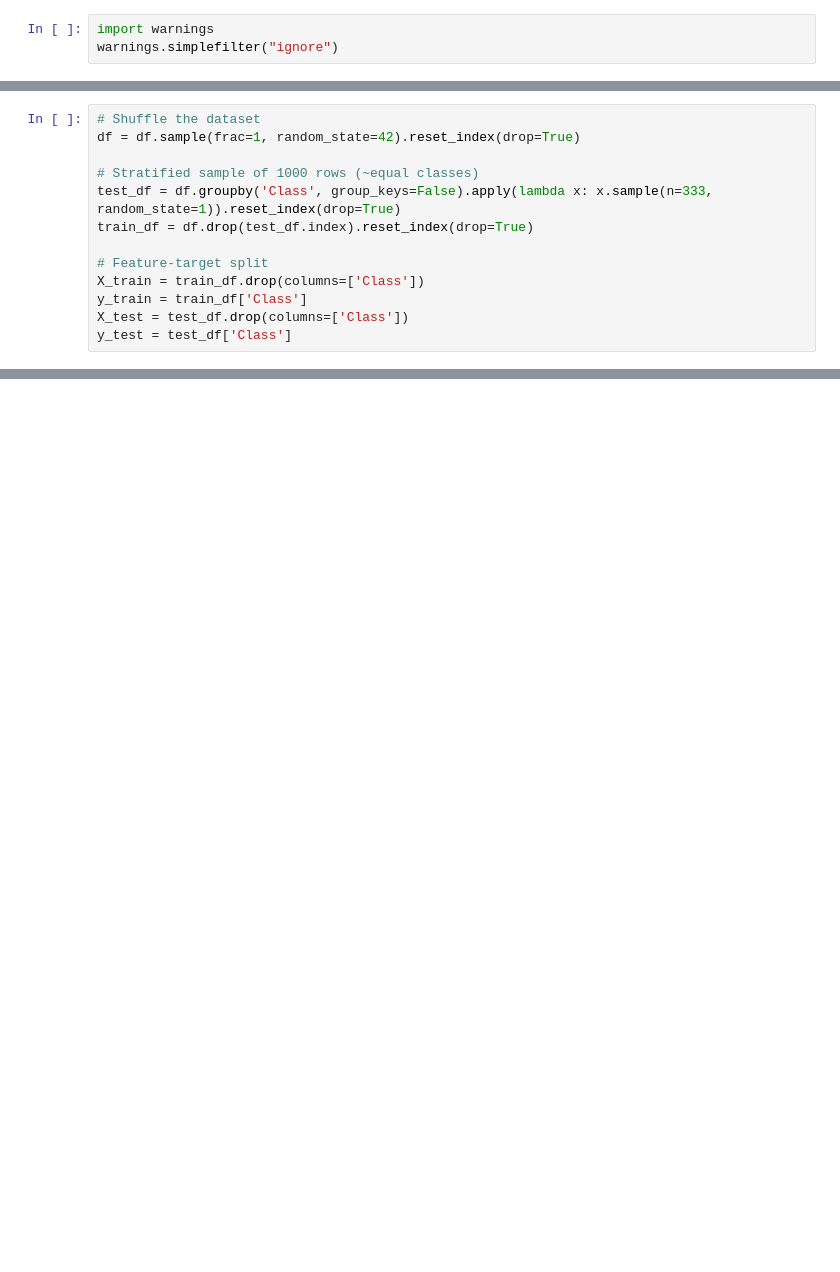
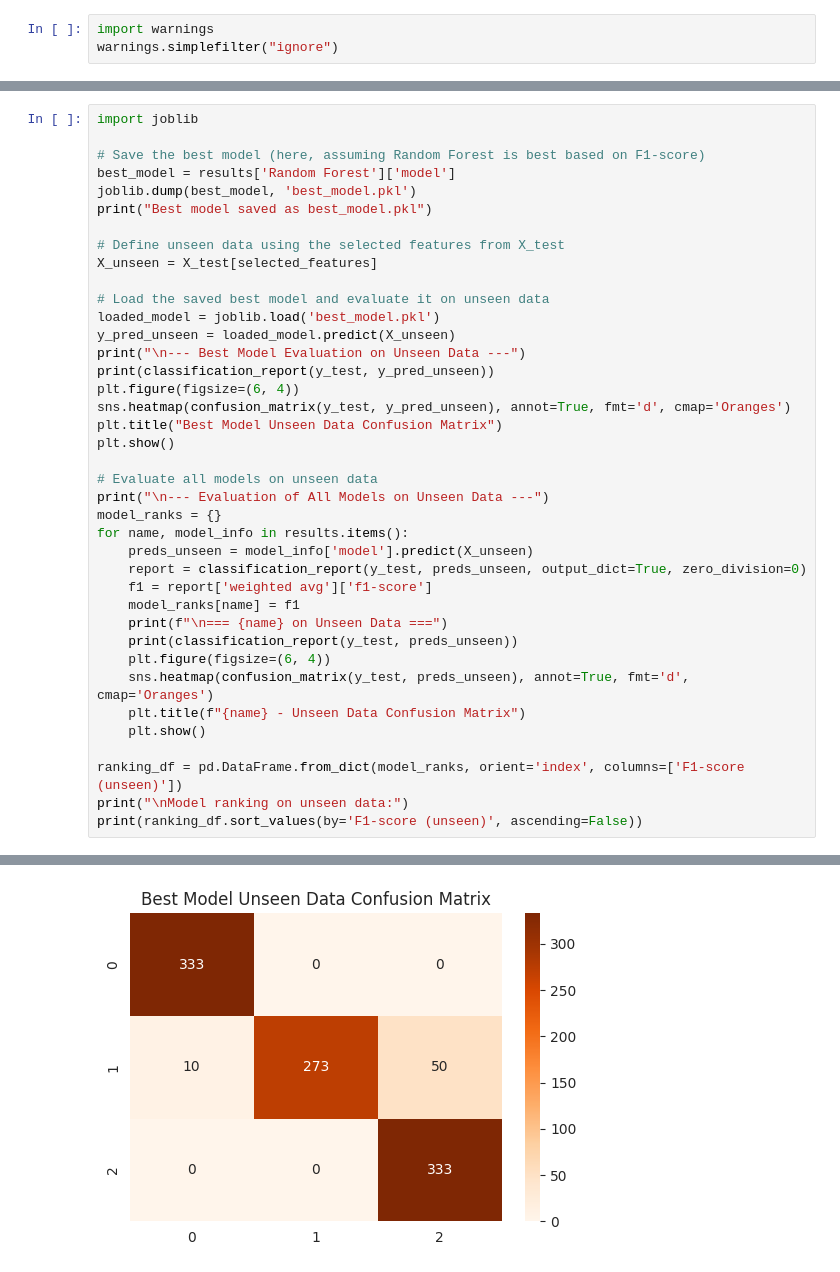
Before and after one commit to SavinduWickr/AI_Engineering, a Jupyter notebook: Week_04/main.ipynb, the cells around one changed output, grey strips where cells are left out. Cells and saved outputs as stored; diff of their text form; blank space fills up the shorter version.

```diff
--- a/Week_04/main.ipynb
+++ b/Week_04/main.ipynb
@@ -124,13 +290,40 @@ New columns created:
 # %%
-# Shuffle the dataset
-df = df.sample(frac=1, random_state=42).reset_index(drop=True)
+import joblib
 
-# Stratified sample of 1000 rows (~equal classes)
-test_df = df.groupby('Class', group_keys=False).apply(lambda x: x.sample(n=333, random_state=1)).reset_index(drop=True)
-train_df = df.drop(test_df.index).reset_index(drop=True)
+# Save the best model (here, assuming Random Forest is best based on F1-score)
+best_model = results['Random Forest']['model']
+joblib.dump(best_model, 'best_model.pkl')
+print("Best model saved as best_model.pkl")
 
-# Feature-target split
-X_train = train_df.drop(columns=['Class'])
-y_train = train_df['Class']
-X_test = test_df.drop(columns=['Class'])
-y_test = test_df['Class']
+# Define unseen data using the selected features from X_test
+X_unseen = X_test[selected_features]
+
+# Load the saved best model and evaluate it on unseen data
+loaded_model = joblib.load('best_model.pkl')
+y_pred_unseen = loaded_model.predict(X_unseen)
+print("\n--- Best Model Evaluation on Unseen Data ---")
+print(classification_report(y_test, y_pred_unseen))
+plt.figure(figsize=(6, 4))
+sns.heatmap(confusion_matrix(y_test, y_pred_unseen), annot=True, fmt='d', cmap='Oranges')
+plt.title("Best Model Unseen Data Confusion Matrix")
+plt.show()
+
+# Evaluate all models on unseen data
+print("\n--- Evaluation of All Models on Unseen Data ---")
+model_ranks = {}
+for name, model_info in results.items():
+    preds_unseen = model_info['model'].predict(X_unseen)
+    report = classification_report(y_test, preds_unseen, output_dict=True, zero_division=0)
+    f1 = report['weighted avg']['f1-score']
+    model_ranks[name] = f1
+    print(f"\n=== {name} on Unseen Data ===")
+    print(classification_report(y_test, preds_unseen))
+    plt.figure(figsize=(6, 4))
+    sns.heatmap(confusion_matrix(y_test, preds_unseen), annot=True, fmt='d', cmap='Oranges')
+    plt.title(f"{name} - Unseen Data Confusion Matrix")
+    plt.show()
+
+ranking_df = pd.DataFrame.from_dict(model_ranks, orient='index', columns=['F1-score (unseen)'])
+print("\nModel ranking on unseen data:")
+print(ranking_df.sort_values(by='F1-score (unseen)', ascending=False))
+# %% [output]
@@ -136,0 +342 @@ y_test = test_df['Class']
+[figure, added]
```
Also changed, not shown: parts of 19 cells of this notebook, 1 other file.
